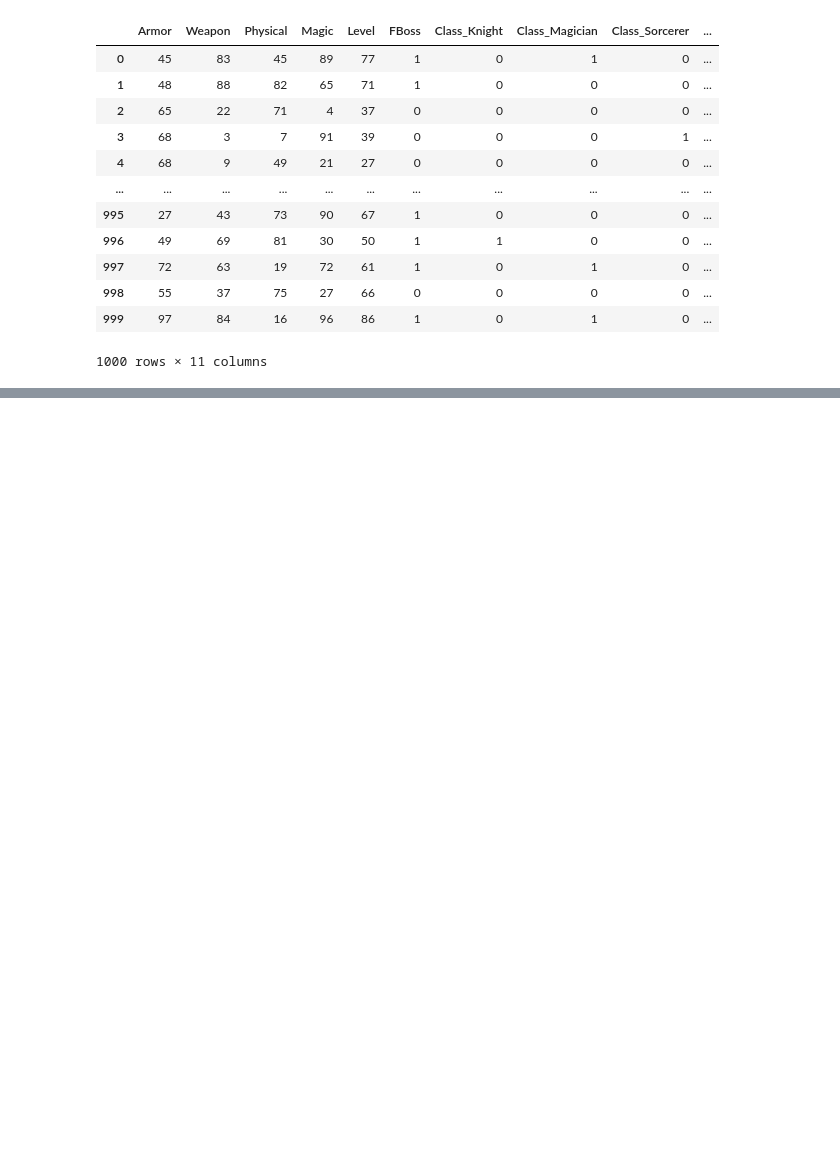
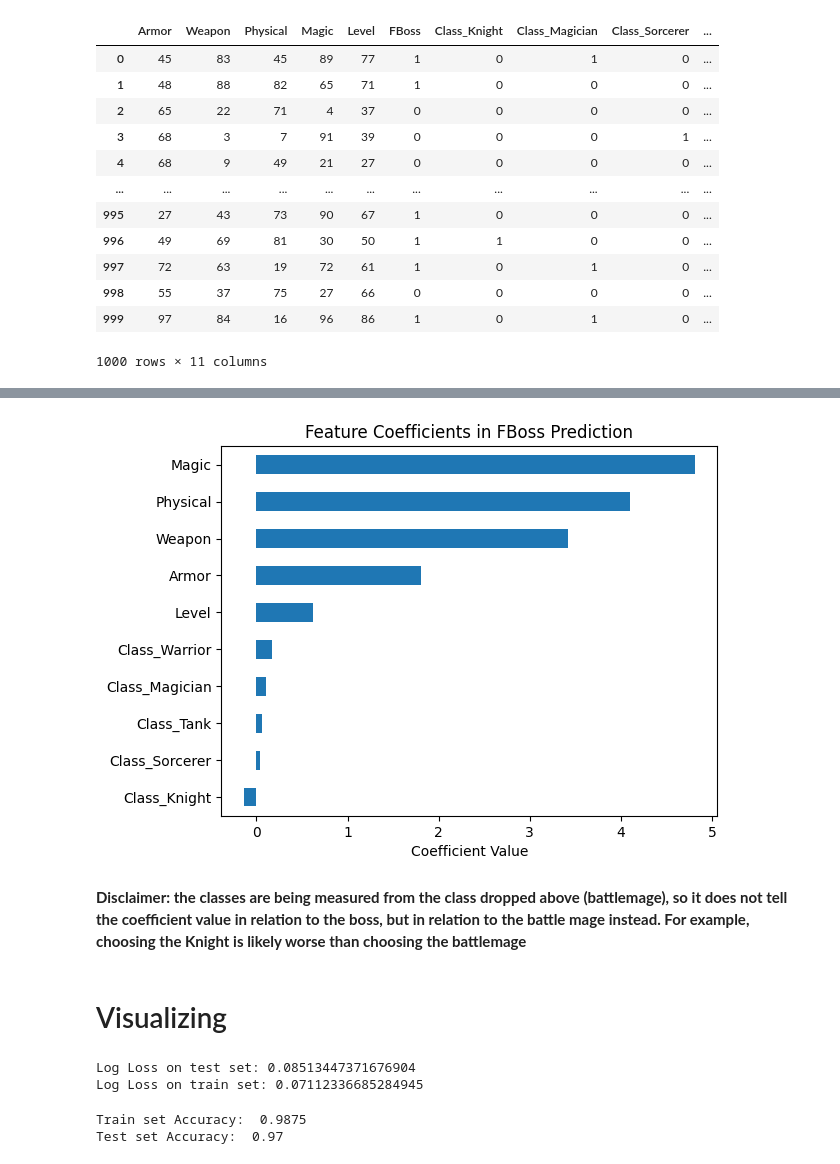
Before and after one commit to utidolas/MachineLearningLab, a Jupyter notebook: labLogisticRegression.ipynb, the cells around one changed output, grey strips where cells are left out. Saved outputs shown, nothing was run; the diff lists cells and outputs as text; code cells hidden in the pictures; blank space fills up the shorter version.

Commit message:
LR example implemented

```diff
--- a/labLogisticRegression.ipynb
+++ b/labLogisticRegression.ipynb
@@ -67,7 +68,3 @@ df
 | 998 | 55 | 37 | 75 | 27 | 66 | 0 | 0 | 0 | 0 | ... |
 | 999 | 97 | 84 | 16 | 96 | 86 | 1 | 0 | 1 | 0 | ... |
 1000 rows × 11 columns
-# %%
-# convert target variable to integer
-df['FBoss'] = df['FBoss'].astype(int)
-df
@@ -89,0 +84,4 @@ df
+# %%
+# extract features and target variable (x and y)
+X = df.drop('FBoss', axis=1)
+y = df['FBoss'].to_numpy()
@@ -89,0 +90,14 @@ df
+# %%
+# split and scale
+X_train, X_test, y_train, y_test = train_test_split(X, y, test_size=0.2, random_state=4)
+
+scaler = StandardScaler()
+X_train_std = scaler.fit_transform(X_train)
+X_test_std = scaler.transform(X_test)
+
+# train the model
+# initialize model
+LR = LogisticRegression().fit(X_train_std, y_train)
+
+# predict target variable
+yhat = LR.predict(X_test_std)
@@ -89,0 +128,29 @@ df
+# %%
+# examine weight of each feature
+coefficients = pd.Series(LR.coef_[0], index=df.drop('FBoss', axis=1).columns)
+
+# plot feature coefficients
+coefficients.sort_values().plot(kind='barh')
+plt.title("Feature Coefficients in FBoss Prediction")
+plt.xlabel("Coefficient Value")
+plt.show()
+# %% [output]
+[figure, added]
+# %% [markdown]
+**Disclaimer: the classes are being measured from the class dropped above (battlemage), so it does not tell the coefficient value in relation to the boss, but in relation to the battle mage instead. For example, choosing the Knight is likely worse than choosing the battlemage**
+# %% [markdown]
+# Visualizing
+# %%
+# display log loss for training and test sets
+print(f"Log Loss on test set: {log_loss(y_test, yhat_prob)}")
+print(f"Log Loss on train set: {log_loss(y_train, LR.predict_proba(X_train_std))} ")
+# %% [output]
+Log Loss on test set: 0.08513447371676904
+Log Loss on train set: 0.07112336685284945
+# %%
+# display accuracy for training and test sets
+print("Train set Accuracy: ", accuracy_score(y_train, LR.predict(X_train_std)))
+print("Test set Accuracy: ", accuracy_score(y_test, yhat))
+# %% [output]
+Train set Accuracy:  0.9875
+Test set Accuracy:  0.97
```
Also changed, not shown: parts of 9 cells of this notebook, 2 other files.
